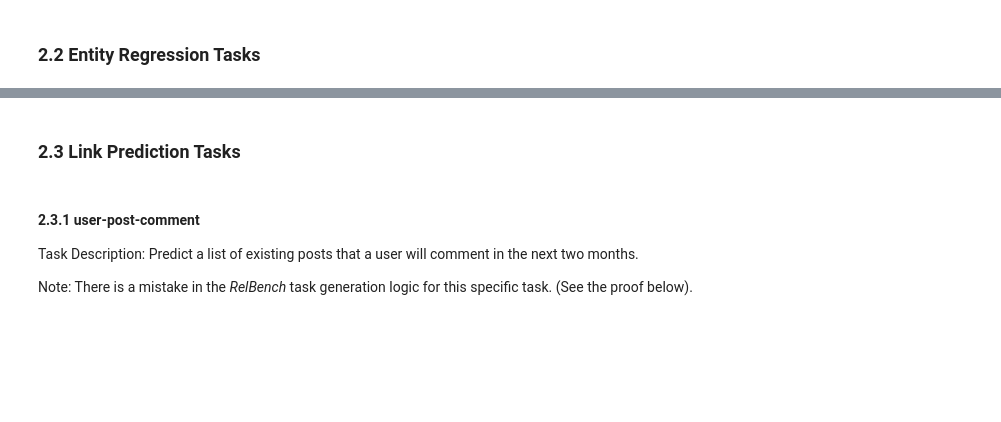
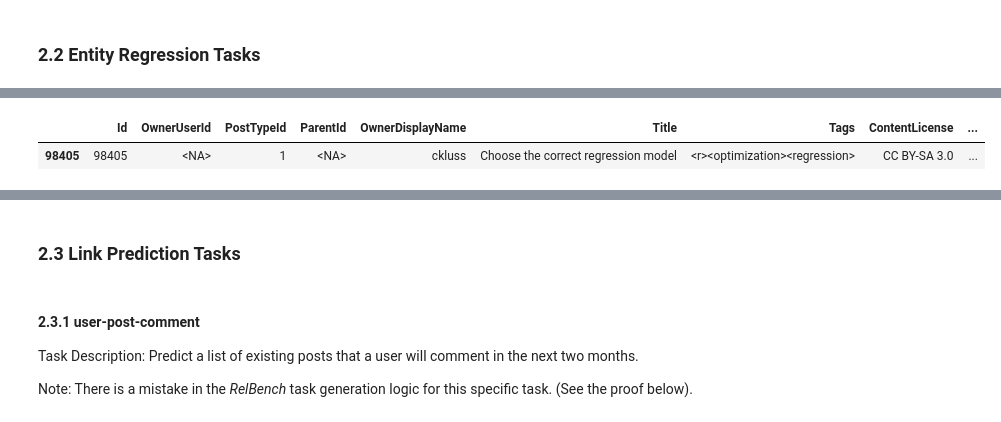
Before and after one commit to kolesole/RTGL, a Jupyter notebook: experiments/01-standard-tasks.ipynb, the cells around one changed output, grey strips where cells are left out. Drawn from its saved outputs; the diff is of its cells as text; code cells hidden in the pictures; blank space fills up the shorter version.

```diff
--- a/experiments/01-standard-tasks.ipynb
+++ b/experiments/01-standard-tasks.ipynb
@@ -585,6 +594,12 @@ Index: []
 
 [2453921 rows x 4 columns]
 ------------------- END TRAIN ---------------------
+# %%
+posts_table_df = dataset_stack.get_db().table_dict['posts'].df
+posts_table_df[posts_table_df['Id'] == 98405]
+# %% [output]
+|  | Id | OwnerUserId | PostTypeId | ParentId | OwnerDisplayName | Title | Tags | ContentLicense | ... |
+| 98405 | 98405 | <NA> | 1 | <NA> | ckluss | Choose the correct regression model | <r><optimization><regression> | CC BY-SA 3.0 | ... |
 # %%
 # VAL
 
```
Also changed, not shown: parts of 55 cells of this notebook, 3 other files.
